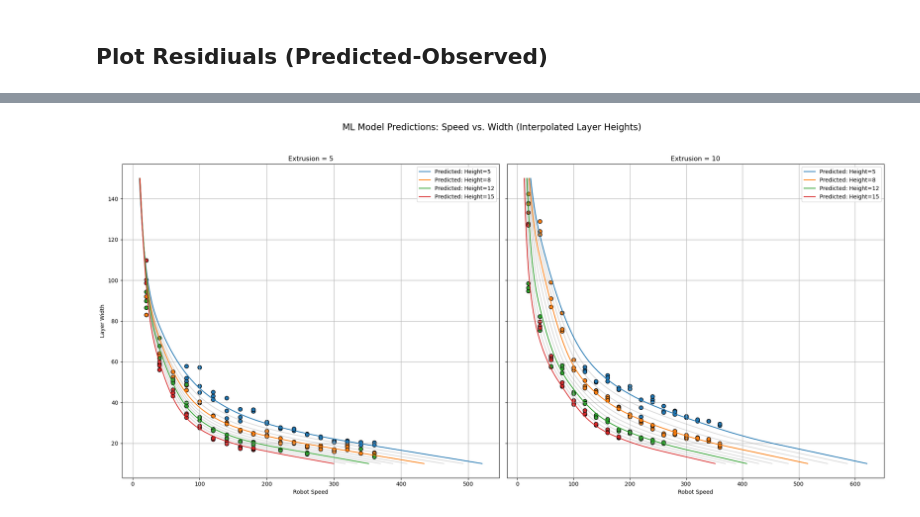
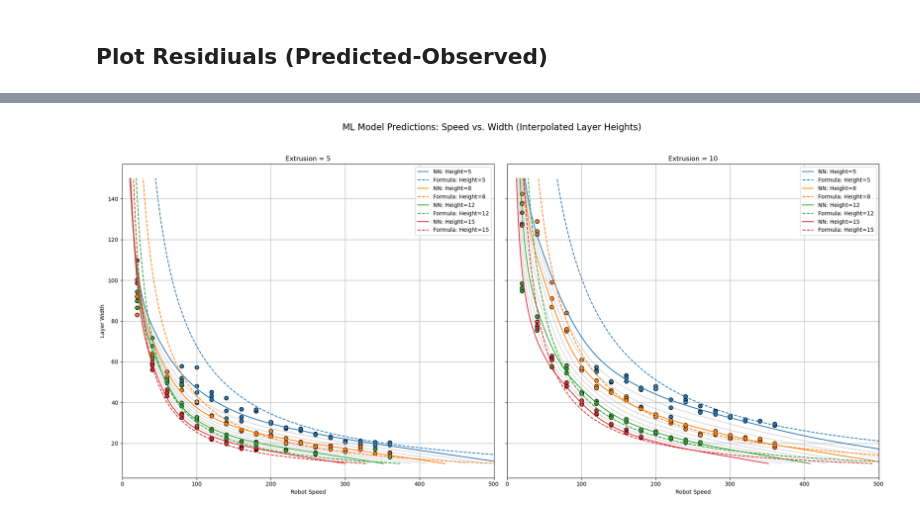
Before and after one commit to ozgucbertug/3DCP-Extrusion-Parameter-Optimization, a Jupyter notebook: data_driven_3dcp.ipynb, the cells around one changed output, grey strips where cells are left out. Saved outputs shown, nothing was run; the diff lists cells and outputs as text; code cells hidden in the pictures.

```diff
--- a/data_driven_3dcp.ipynb
+++ b/data_driven_3dcp.ipynb
@@ -170,8 +163,9 @@ X_train_scaled = scaler.fit_transform(X_train)
 X_test_scaled  = scaler.transform(X_test)
 
 nn = create_nn_model(input_dim=X_train_scaled.shape[1])
-early_stopping = EarlyStopping(monitor='loss', patience=20, restore_best_weights=True, verbose=0)
-reduce_lr = ReduceLROnPlateau(monitor='loss', factor=0.5, patience=10, min_lr=1e-5, verbose=0)
+early_stopping = EarlyStopping(monitor='loss', patience=20, restore_best_weights=True, verbose=0, min_delta = 1e-2)
+reduce_lr = ReduceLROnPlateau(monitor='loss', factor=0.5, patience=10, min_lr=1e-5, verbose=0, min_delta = 1e-2)
 
-history = nn.fit(X_train_scaled, y_train, epochs=1000, batch_size=32, verbose=2,
-                             validation_split=0.0, callbacks=[reduce_lr, early_stopping])
+if TRAIN_MODEL:
+    history = nn.fit(X_train_scaled, y_train, epochs=1000, batch_size=BATCH_SIZE, verbose=2,
+                                validation_split=0.2, callbacks=[reduce_lr, early_stopping])
@@ -196,11 +172,5 @@ Epoch 606/1000
 # %% [markdown]
 ## Save/Load Model and Scaler (Optional)
-# %%
-SAVE_MODEL = True
-LOAD_MODEL = False
-
-SAVE_DIR = 'model'
-FILE_NAME = '3DCP_ANN'
 # %%
 if SAVE_MODEL:
     os.makedirs(SAVE_DIR, exist_ok=True)
@@ -337,10 +412,12 @@ if SAVE_MODEL:
 import numpy as np
 import pandas as pd
 import matplotlib.pyplot as plt
+import math
 
 def plot_speed_vs_width_interpolation(
     nn_model,
     scaler,
+    flowrates,
     main_heights=[5, 8, 12, 15],
     extrusions=[5, 10],
     w_min=10,
@@ -350,9 +427,12 @@ def plot_speed_vs_width_interpolation(
 ):
     """
     For each extrusion value, this function:
-      1. Draws faint gray prediction curves for every integer layer height from 5 to 20.
-      2. Draws colored prediction curves for the 'main_heights' list.
-      3. Optionally overlays actual data points if a DataFrame is provided.
+      1. Draws faint gray prediction curves for every integer layer height from 5 to 14.
+      2. Draws colored prediction curves for the specified 'main_heights'.
+      3. Overlays a mathematical model prediction using:
+             speed = (flowrate*1e6) / (60 * ((w * h) - h**2 + ((h**2)*pi/4)))
+         where flowrate is provided in the `flowrates` list (corresponding to each extrusion).
+      4. Optionally overlays actual data points if a DataFrame is provided.
     """
     # Generate a range of widths
     widths = np.linspace(w_min, w_max, w_points)
@@ -364,12 +444,12 @@ def plot_speed_vs_width_interpolation(
     if n_extrusions == 1:
         axes = [axes]
 
-    # Define all heights from 5 to 20 (inclusive)
+    # Define all layer heights for the gray curves (5 to 14 inclusive)
     all_heights = range(5, 15)
 
-    for ax, e in zip(axes, extrusions):
+    for ax, e, f in zip(axes, extrusions, flowrates):
         # -----------------------------
-        # 1. Plot faint gray lines for every integer height in [5..20]
+        # 1. Plot faint gray lines for every integer height in [5..14]
         # -----------------------------
         for h in all_heights:
             # Build the input array: columns = [layer_height, layer_width, extrusion]
@@ -386,14 +466,15 @@ def plot_speed_vs_width_interpolation(
             X_scaled = scaler.transform(X_df)
             predicted_speed = nn_model.predict(X_scaled, verbose=0).flatten()
 
-            # Plot in gray (alpha < 1 for faded effect)
+            # Plot in gray for a faded background effect
             ax.plot(predicted_speed, widths, color='gray', alpha=0.3)
 
         # -----------------------------
-        # 2. Plot main heights in color
+        # 2. Plot main heights in color and overlay math model predictions
         # -----------------------------
         for i, h in enumerate(main_heights):
             color = f"C{i}"
+            # Neural network predictions
             X = np.column_stack([
                 np.full_like(widths, h),
                 widths,
@@ -405,43 +486,50 @@ def plot_speed_vs_width_interpolation(
             X_scaled = scaler.transform(X_df)
             predicted_speed = nn_model.predict(X_scaled, verbose=0).flatten()
 
-            # Plot in color
-            ax.plot(predicted_speed, widths, label=f"Predicted: Height={h}", color=color)
+            # Plot NN predictions in color
+            ax.plot(predicted_speed, widths, label=f"NN: Height={h}", color=color)
 
-            # -----------------------------
-            # 3. Overlay actual data points (optional)
-            # -----------------------------
+            # Overlay actual data points if provided
             if data_points is not None:
                 subset = data_points[
                     (data_points["extrusion"] == e) & (data_points["layer_height"] == h)
                 ]
                 if not subset.empty:
                     ax.scatter(
                         subset["speed"],
                         subset["layer_width"],
                         color=color, marker='o', edgecolor='black', s=50
                     )
 
+            # -----------------------------
+            # 3. Overlay mathematical model predictions (using flowrate from the flowrates list)
+            # -----------------------------
+            # Compute speeds for each width value using the math model:
+            math_speeds = ((f) * 1e6) / (60 * ((widths * h) - (h**2) + ((h**2) * np.pi / 4)))
+            ax.plot(math_speeds, widths, linestyle='--', color=color, label=f"Formula: Height={h}")
+
         ax.set_xlabel("Robot Speed")
         ax.set_title(f"Extrusion = {e}")
+        ax.set_xlim(0, 500)
         ax.grid(True)
         ax.legend()
 
     axes[0].set_ylabel("Layer Width")
     fig.suptitle("ML Model Predictions: Speed vs. Width (Interpolated Layer Heights)", fontsize=16)
     plt.tight_layout(rect=[0, 0.03, 1, 0.95])
     plt.show()
 
 # Example usage:
 plot_speed_vs_width_interpolation(
     nn_model=nn,
     scaler=scaler,
+    flowrates=[2, 3],
     main_heights=[5, 8, 12, 15],
     extrusions=[5, 10],
     w_min=10,
     w_max=150,
     w_points=100,
     data_points=data
 )
 # %% [output]
-[figure, old version]
+[figure, new version]
```
Also changed, not shown: parts of 11 cells of this notebook.
